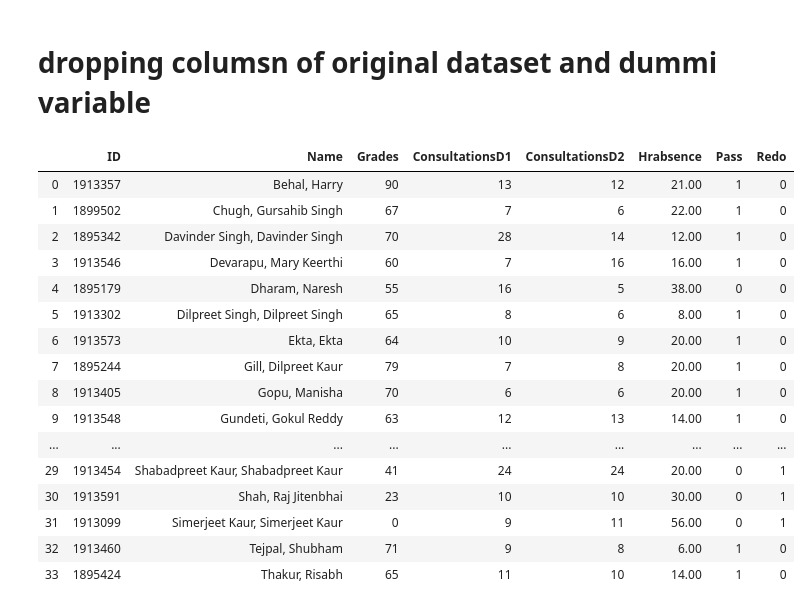
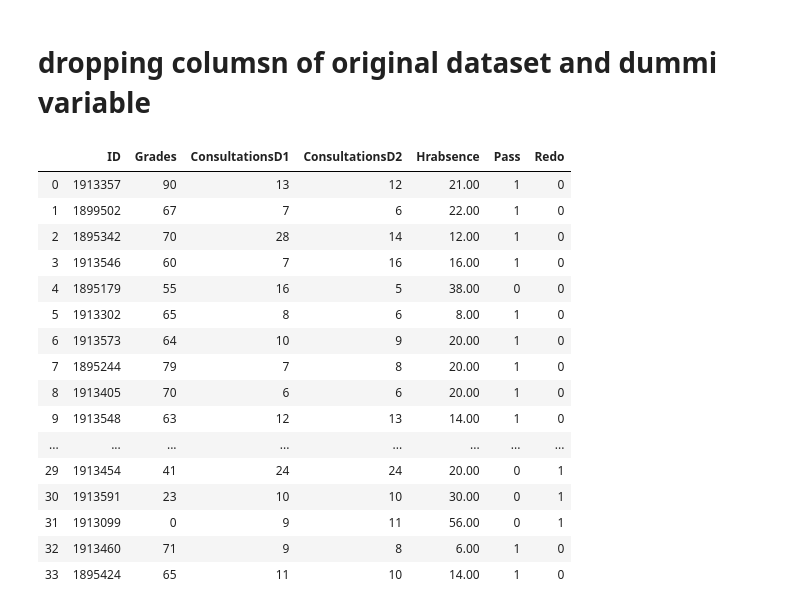
Before and after one commit to bayyaraghu/Usecase, a Jupyter notebook: Untitled1.ipynb, the cells around one changed output. Drawn from its saved outputs; the diff is of its cells as text; code cells hidden in the pictures.

```diff
--- a/Untitled1.ipynb
+++ b/Untitled1.ipynb
@@ -174,23 +174,24 @@ merged
 # %% [markdown]
 # dropping columsn of original dataset and dummi variable
 # %%
-stdfinal = merged.drop(['Finalgrades', 'Retake'], axis='columns')
+stdfinal = merged.drop(['Finalgrades', 'Retake', 'Name'], axis='columns')
+
 stdfinal
 # %% [output]
-|  | ID | Name | Grades | ConsultationsD1 | ConsultationsD2 | Hrabsence | Pass | Redo |
-| 0 | 1913357 | Behal, Harry | 90 | 13 | 12 | 21.00 | 1 | 0 |
-| 1 | 1899502 | Chugh, Gursahib Singh | 67 | 7 | 6 | 22.00 | 1 | 0 |
-| 2 | 1895342 | Davinder Singh, Davinder Singh | 70 | 28 | 14 | 12.00 | 1 | 0 |
-| 3 | 1913546 | Devarapu, Mary Keerthi | 60 | 7 | 16 | 16.00 | 1 | 0 |
-| 4 | 1895179 | Dharam, Naresh | 55 | 16 | 5 | 38.00 | 0 | 0 |
-| 5 | 1913302 | Dilpreet Singh, Dilpreet Singh | 65 | 8 | 6 | 8.00 | 1 | 0 |
-| 6 | 1913573 | Ekta, Ekta | 64 | 10 | 9 | 20.00 | 1 | 0 |
-| 7 | 1895244 | Gill, Dilpreet Kaur | 79 | 7 | 8 | 20.00 | 1 | 0 |
-| 8 | 1913405 | Gopu, Manisha | 70 | 6 | 6 | 20.00 | 1 | 0 |
-| 9 | 1913548 | Gundeti, Gokul Reddy | 63 | 12 | 13 | 14.00 | 1 | 0 |
-| ... | ... | ... | ... | ... | ... | ... | ... | ... |
-| 29 | 1913454 | Shabadpreet Kaur, Shabadpreet Kaur | 41 | 24 | 24 | 20.00 | 0 | 1 |
-| 30 | 1913591 | Shah, Raj Jitenbhai | 23 | 10 | 10 | 30.00 | 0 | 1 |
-| 31 | 1913099 | Simerjeet Kaur, Simerjeet Kaur | 0 | 9 | 11 | 56.00 | 0 | 1 |
-| 32 | 1913460 | Tejpal, Shubham | 71 | 9 | 8 | 6.00 | 1 | 0 |
-| 33 | 1895424 | Thakur, Risabh | 65 | 11 | 10 | 14.00 | 1 | 0 |
+|  | ID | Grades | ConsultationsD1 | ConsultationsD2 | Hrabsence | Pass | Redo |
+| 0 | 1913357 | 90 | 13 | 12 | 21.00 | 1 | 0 |
+| 1 | 1899502 | 67 | 7 | 6 | 22.00 | 1 | 0 |
+| 2 | 1895342 | 70 | 28 | 14 | 12.00 | 1 | 0 |
+| 3 | 1913546 | 60 | 7 | 16 | 16.00 | 1 | 0 |
+| 4 | 1895179 | 55 | 16 | 5 | 38.00 | 0 | 0 |
+| 5 | 1913302 | 65 | 8 | 6 | 8.00 | 1 | 0 |
+| 6 | 1913573 | 64 | 10 | 9 | 20.00 | 1 | 0 |
+| 7 | 1895244 | 79 | 7 | 8 | 20.00 | 1 | 0 |
+| 8 | 1913405 | 70 | 6 | 6 | 20.00 | 1 | 0 |
+| 9 | 1913548 | 63 | 12 | 13 | 14.00 | 1 | 0 |
+| ... | ... | ... | ... | ... | ... | ... | ... |
+| 29 | 1913454 | 41 | 24 | 24 | 20.00 | 0 | 1 |
+| 30 | 1913591 | 23 | 10 | 10 | 30.00 | 0 | 1 |
+| 31 | 1913099 | 0 | 9 | 11 | 56.00 | 0 | 1 |
+| 32 | 1913460 | 71 | 9 | 8 | 6.00 | 1 | 0 |
+| 33 | 1895424 | 65 | 11 | 10 | 14.00 | 1 | 0 |
```
Also changed, not shown: parts of 3 cells of this notebook.
